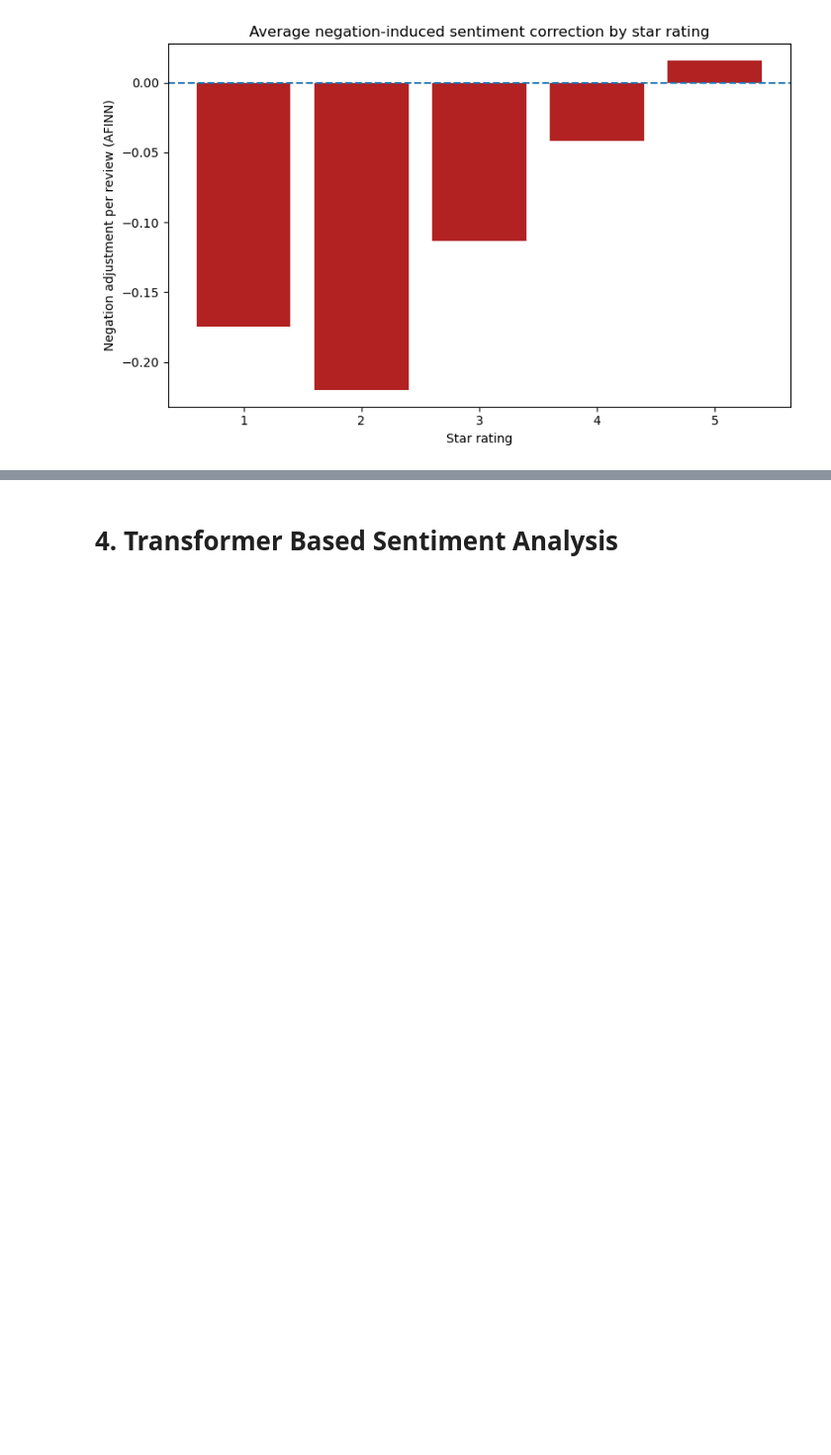
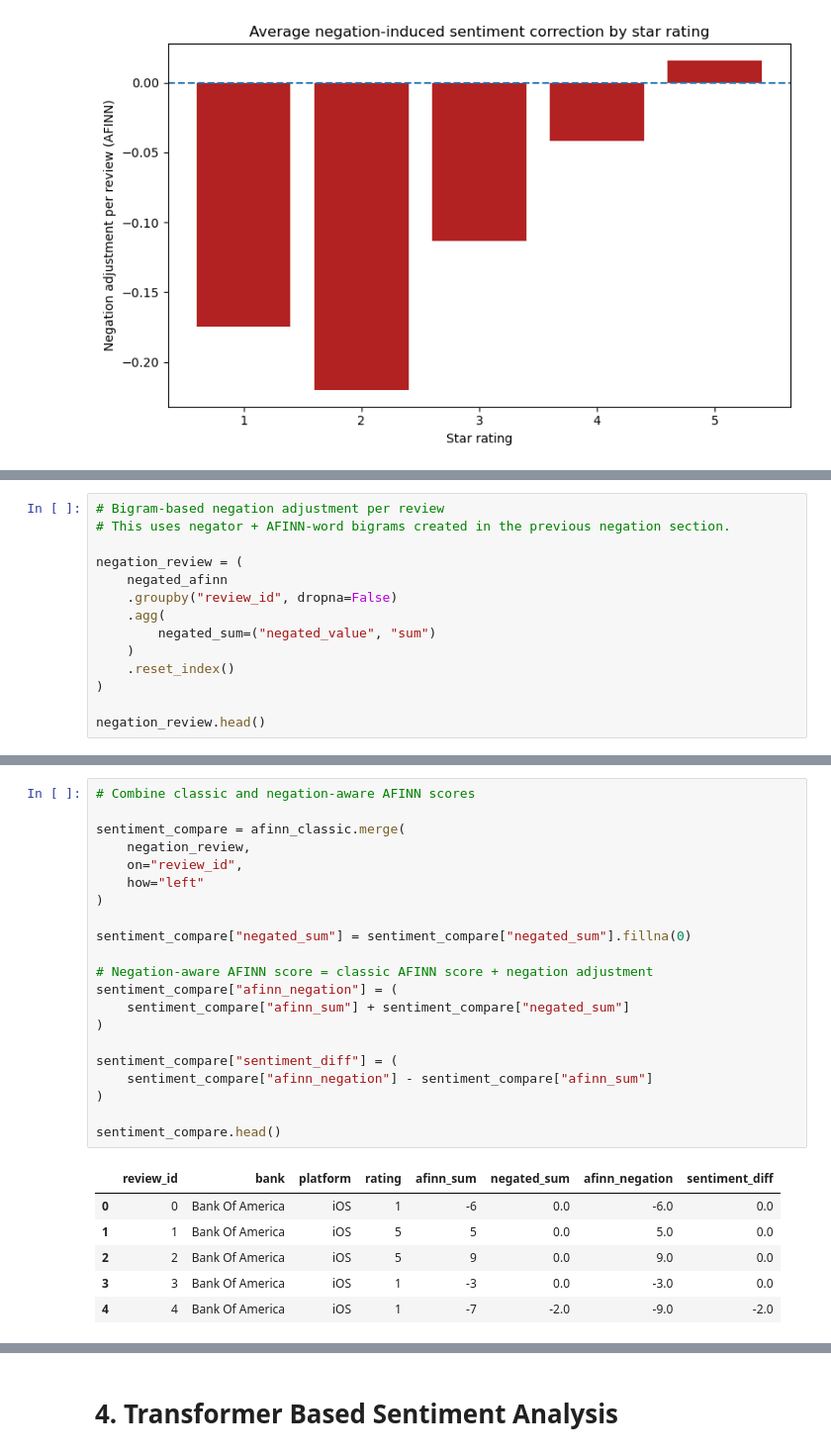
Before and after one commit to dpchi12/sentiment-analysis-for-banks-mobile-app-review, a Jupyter notebook: Model (old data)/old_approach_sentiment_analysis.ipynb, the cells around one changed output, grey strips where cells are left out. Shown at 99% size. Saved outputs shown, nothing was run; the diff lists cells and outputs as text; blank space fills up the shorter version.

```diff
--- a/Model (old data)/old_approach_sentiment_analysis.ipynb
+++ b/Model (old data)/old_approach_sentiment_analysis.ipynb
@@ -1369,0 +1435,14 @@ plt.show()
+# %%
+# Bigram-based negation adjustment per review
+# This uses negator + AFINN-word bigrams created in the previous negation section.
+
+negation_review = (
+    negated_afinn
+    .groupby("review_id", dropna=False)
+    .agg(
+        negated_sum=("negated_value", "sum")
+    )
+    .reset_index()
+)
+
+negation_review.head()
@@ -1369,0 +1456,28 @@ plt.show()
+# %%
+# Combine classic and negation-aware AFINN scores
+
+sentiment_compare = afinn_classic.merge(
+    negation_review,
+    on="review_id",
+    how="left"
+)
+
+sentiment_compare["negated_sum"] = sentiment_compare["negated_sum"].fillna(0)
+
+# Negation-aware AFINN score = classic AFINN score + negation adjustment
+sentiment_compare["afinn_negation"] = (
+    sentiment_compare["afinn_sum"] + sentiment_compare["negated_sum"]
+)
+
+sentiment_compare["sentiment_diff"] = (
+    sentiment_compare["afinn_negation"] - sentiment_compare["afinn_sum"]
+)
+
+sentiment_compare.head()
+# %% [output]
+|  | review_id | bank | platform | rating | afinn_sum | negated_sum | afinn_negation | sentiment_diff |
+| 0 | 0 | Bank Of America | iOS | 1 | -6 | 0.0 | -6.0 | 0.0 |
+| 1 | 1 | Bank Of America | iOS | 5 | 5 | 0.0 | 5.0 | 0.0 |
+| 2 | 2 | Bank Of America | iOS | 5 | 9 | 0.0 | 9.0 | 0.0 |
+| 3 | 3 | Bank Of America | iOS | 1 | -3 | 0.0 | -3.0 | 0.0 |
+| 4 | 4 | Bank Of America | iOS | 1 | -7 | -2.0 | -9.0 | -2.0 |
```
Also changed, not shown: parts of 20 cells of this notebook.
